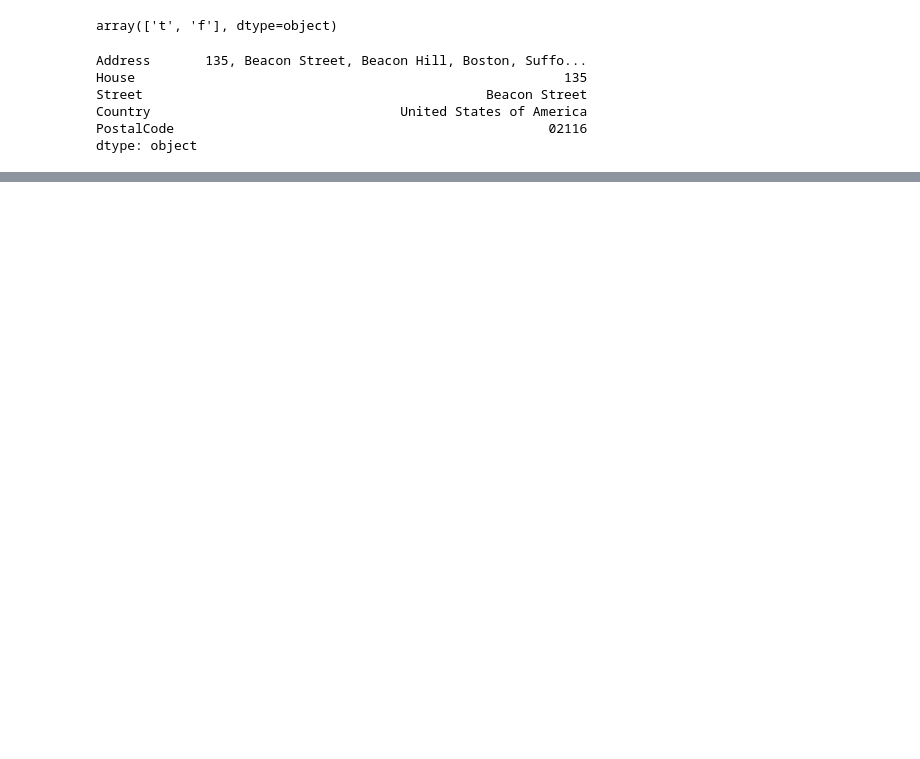
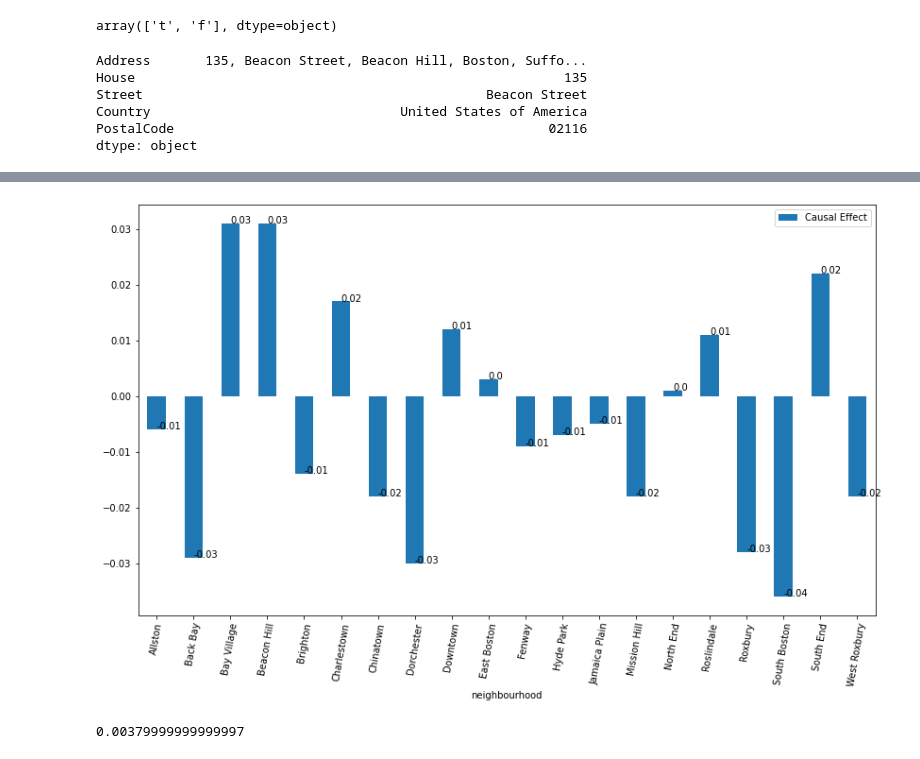
Before and after one commit to abdulrehman1997/Airbnb-analysis-using-causal-inference, a Jupyter notebook: Analysis.ipynb, the cells around one changed output, grey strips where cells are left out. Saved outputs shown, nothing was run; the diff lists cells and outputs as text; code cells hidden in the pictures; blank space fills up the shorter version.

```diff
--- a/Analysis.ipynb
+++ b/Analysis.ipynb
@@ -257,6 +257,7 @@ edges = [('amenities_score','price'),
          ('neighbourhood','price'),
          ('neighbourhood','transitScore'),
          ('neighbourhood','publicSchoolScores'),
+         ('neighbourhood','bikeScore'),
          ('publicSchoolScores','Zestimate'),
          ('neighbourhood','Zestimate'),
          ('neighbourhood','closenessToDowntown'),
@@ -308,0 +489,5 @@ model_update = bnlearn.parameter_learning.fit(model, data_discrete, verbose=1)
+# %%
+pyro.set_rng_seed(10)
+for i in range(len(labels['publicSchoolScores'])):
+    val = UsingDo('publicSchoolScores', i)
+    print(labels['publicSchoolScores'][i],':',val)
@@ -308,0 +498,5 @@ model_update = bnlearn.parameter_learning.fit(model, data_discrete, verbose=1)
+# %%
+pyro.set_rng_seed(10)
+for i in range(len(labels['publicSchoolScores'])):
+    val = UsingConditional('publicSchoolScores', i)
+    print(labels['publicSchoolScores'][i],':',val)
@@ -308,0 +507,27 @@ model_update = bnlearn.parameter_learning.fit(model, data_discrete, verbose=1)
+# %%
+pyro.set_rng_seed(10)
+new_df = pd.DataFrame(columns=['neighbourhood', 'simple_ROI','complex_ROI','Causal Effect'])
+for i in range(len(params_neighbourhood)):
+    intervention_model_simple = pyro.do(pyroModel, data={'neighbourhood': torch.tensor(i)})
+    posterior_simple = pyro.infer.Importance(intervention_model_simple, num_samples=5000).run()
+    marginal_simple = EmpiricalMarginal(posterior_simple,"roi")
+    samples_simple = [marginal_simple().item() for _ in range(1000)]
+    unique, counts = np.unique(samples_simple, return_counts=True)
+    roi_neigh1 = counts[1]/sum(counts)
+
+
+    intervention_model_complex = pyro.do(pyroModel, data={'neighbourhood': torch.tensor(i),'amenities_score':torch.tensor(0),\
+                                                        'bikeScore':torch.tensor(1) ,'walkScore':torch.tensor(0) , \
+                                                        'publicSchoolScores':torch.tensor(0), 'transitScore': torch.tensor(0),\
+                                                        'closenessToDowntown': torch.tensor(0), 'bedrooms': torch.tensor(0),\
+                                                        'bathrooms': torch.tensor(0)} )
+    posterior_complex = pyro.infer.Importance(intervention_model_complex, num_samples=5000).run()
+    marginal_complex = EmpiricalMarginal(posterior_complex,"roi")
+    samples_complex = [marginal_complex().item() for _ in range(1000)]
+    unique, counts = np.unique(samples_complex, return_counts=True)
+    roi_neigh2 = counts[1]/sum(counts)
+
+    new_df.loc[i] = [labels['neighbourhood'][i] , roi_neigh1, roi_neigh2, roi_neigh2-roi_neigh1]
+
+
+new_df
@@ -308,0 +552,28 @@ model_update = bnlearn.parameter_learning.fit(model, data_discrete, verbose=1)
+# %%
+pyro.set_rng_seed(10)
+fig, ax = plt.subplots(figsize=(14,8))
+new_df.plot.bar(x = 'neighbourhood', y = ['Causal Effect'], rot = 80, ax = ax)
+for p in ax.patches:
+    ax.annotate(np.round(p.get_height(),decimals=2), (p.get_x()+p.get_width()/2., p.get_height()))
+# %% [output]
+[figure, added]
+# %%
+pyro.set_rng_seed(10)
+bedbathmodel = pyro.condition(pyroModel, data = {"bedrooms": torch.tensor(0),"bathrooms":torch.tensor(0)})
+beds_low = pyro.do(bedbathmodel, data={'beds': torch.tensor(0)})
+roi_posterior = pyro.infer.Importance(beds_low, num_samples=5000).run()
+roi_marginal = EmpiricalMarginal(roi_posterior,"roi")
+roi_samples = [roi_marginal().item() for _ in range(5000)]
+roi_unique, roi_counts = np.unique(roi_samples, return_counts=True)
+low_beds = roi_counts[1]/sum(roi_counts)
+
+beds_high = pyro.do(bedbathmodel, data={'beds': torch.tensor(1)})
+roi_posterior = pyro.infer.Importance(beds_high, num_samples=5000).run()
+roi_marginal = EmpiricalMarginal(roi_posterior,"roi")
+roi_samples = [roi_marginal().item() for _ in range(5000)]
+roi_unique, roi_counts = np.unique(roi_samples, return_counts=True)
+high_beds = roi_counts[1]/sum(roi_counts)
+
+low_beds - high_beds
+# %% [output]
+0.00379999999999997
```
Also changed, not shown: parts of 35 cells of this notebook.
